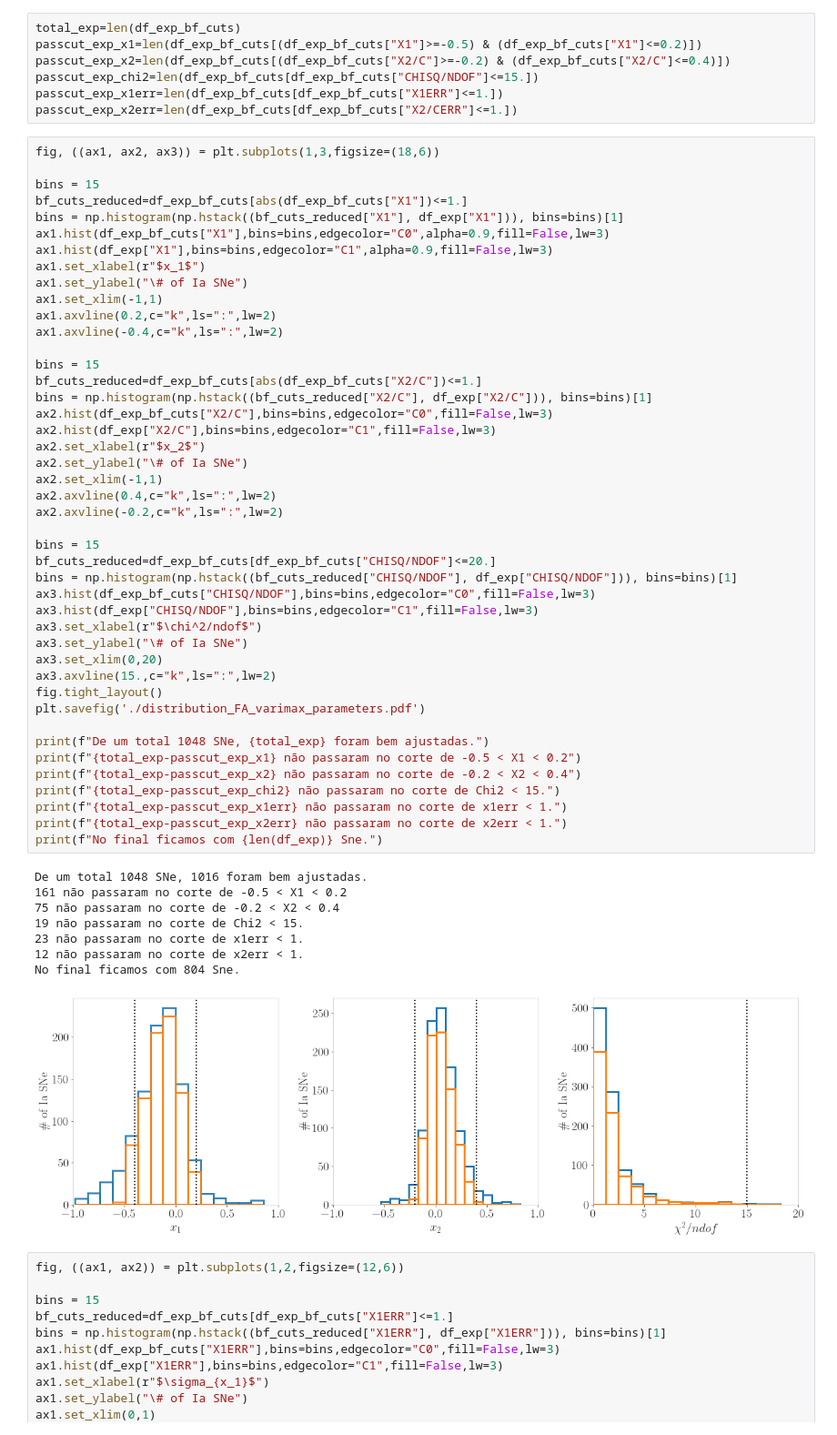
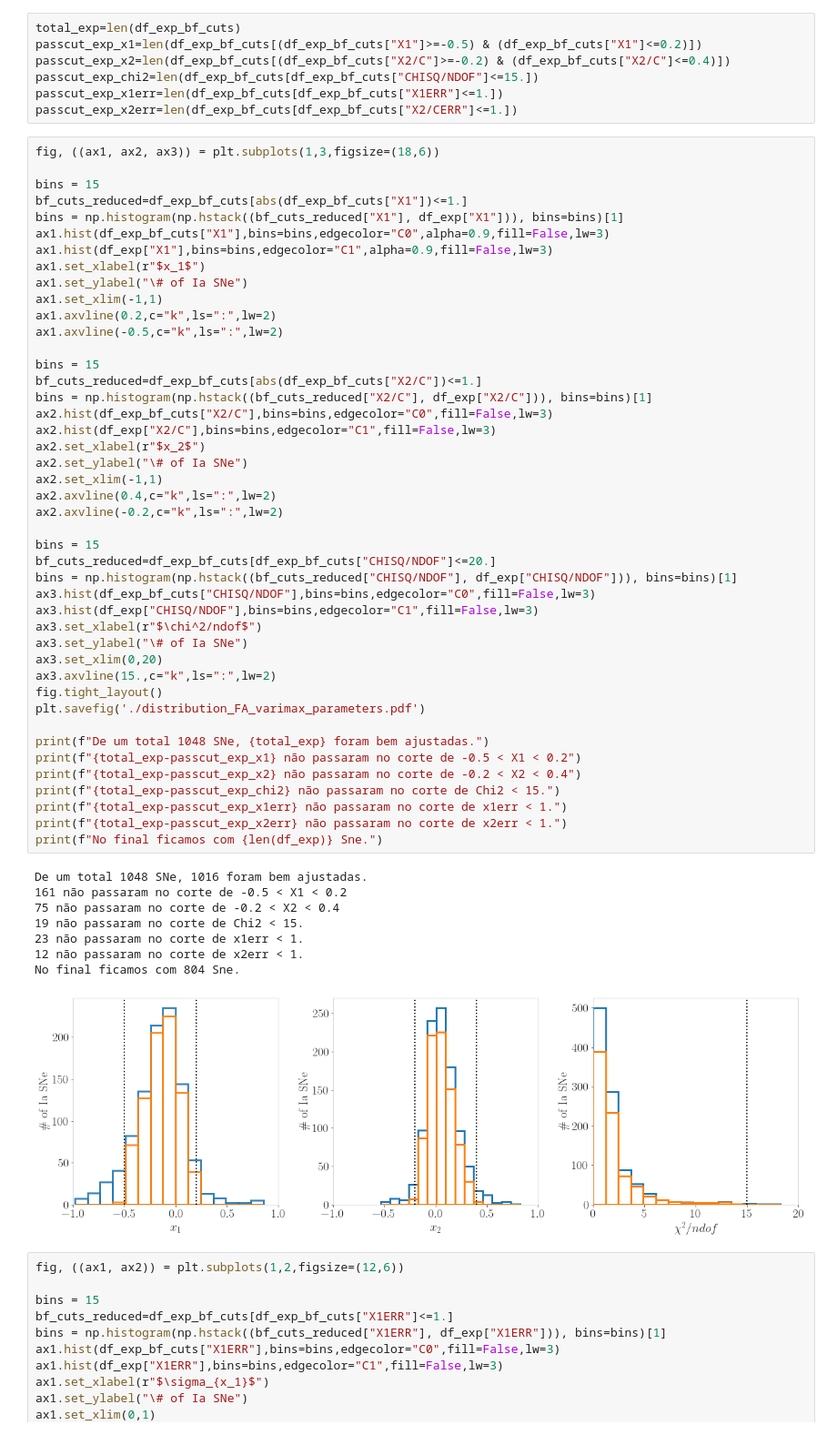
Before and after one commit to CassiaNascimento/PETS_model_for_SN_Ia_LC_fitting, a Jupyter notebook: fitting_pantheon/fa varimax fit results/Cosmology_LCDM_FA_varimax.ipynb, the cells around one changed output. Shown at 91% size. Drawn from its saved outputs; the diff is of its cells as text.

```diff
--- a/fitting_pantheon/fa varimax fit results/Cosmology_LCDM_FA_varimax.ipynb
+++ b/fitting_pantheon/fa varimax fit results/Cosmology_LCDM_FA_varimax.ipynb
@@ -147,7 +147,7 @@ ax1.set_xlabel(r"$x_1$")
 ax1.set_ylabel("\# of Ia SNe")
 ax1.set_xlim(-1,1)
 ax1.axvline(0.2,c="k",ls=":",lw=2)
-ax1.axvline(-0.4,c="k",ls=":",lw=2)
+ax1.axvline(-0.5,c="k",ls=":",lw=2)
 
 bins = 15
 bf_cuts_reduced=df_exp_bf_cuts[abs(df_exp_bf_cuts["X2/C"])<=1.]
@@ -160,34 +160,34 @@ ax2.set_xlim(-1,1)
 ax2.axvline(0.4,c="k",ls=":",lw=2)
 ax2.axvline(-0.2,c="k",ls=":",lw=2)
 
 bins = 15
 bf_cuts_reduced=df_exp_bf_cuts[df_exp_bf_cuts["CHISQ/NDOF"]<=20.]
 bins = np.histogram(np.hstack((bf_cuts_reduced["CHISQ/NDOF"], df_exp["CHISQ/NDOF"])), bins=bins)[1]
 ax3.hist(df_exp_bf_cuts["CHISQ/NDOF"],bins=bins,edgecolor="C0",fill=False,lw=3)
 ax3.hist(df_exp["CHISQ/NDOF"],bins=bins,edgecolor="C1",fill=False,lw=3)
 ax3.set_xlabel(r"$\chi^2/ndof$")
 ax3.set_ylabel("\# of Ia SNe")
 ax3.set_xlim(0,20)
 ax3.axvline(15.,c="k",ls=":",lw=2)
 fig.tight_layout()
 plt.savefig('./distribution_FA_varimax_parameters.pdf')
 
 print(f"De um total 1048 SNe, {total_exp} foram bem ajustadas.")
 print(f"{total_exp-passcut_exp_x1} não passaram no corte de -0.5 < X1 < 0.2")
 print(f"{total_exp-passcut_exp_x2} não passaram no corte de -0.2 < X2 < 0.4")
 print(f"{total_exp-passcut_exp_chi2} não passaram no corte de Chi2 < 15.")
 print(f"{total_exp-passcut_exp_x1err} não passaram no corte de x1err < 1.")
 print(f"{total_exp-passcut_exp_x2err} não passaram no corte de x2err < 1.")
 print(f"No final ficamos com {len(df_exp)} Sne.")
 # %% [output]
 De um total 1048 SNe, 1016 foram bem ajustadas.
 161 não passaram no corte de -0.5 < X1 < 0.2
 75 não passaram no corte de -0.2 < X2 < 0.4
 19 não passaram no corte de Chi2 < 15.
 23 não passaram no corte de x1err < 1.
 12 não passaram no corte de x2err < 1.
 No final ficamos com 804 Sne.
-[figure, old version]
+[figure, new version]
 # %%
 fig, ((ax1, ax2)) = plt.subplots(1,2,figsize=(12,6))
 
```
